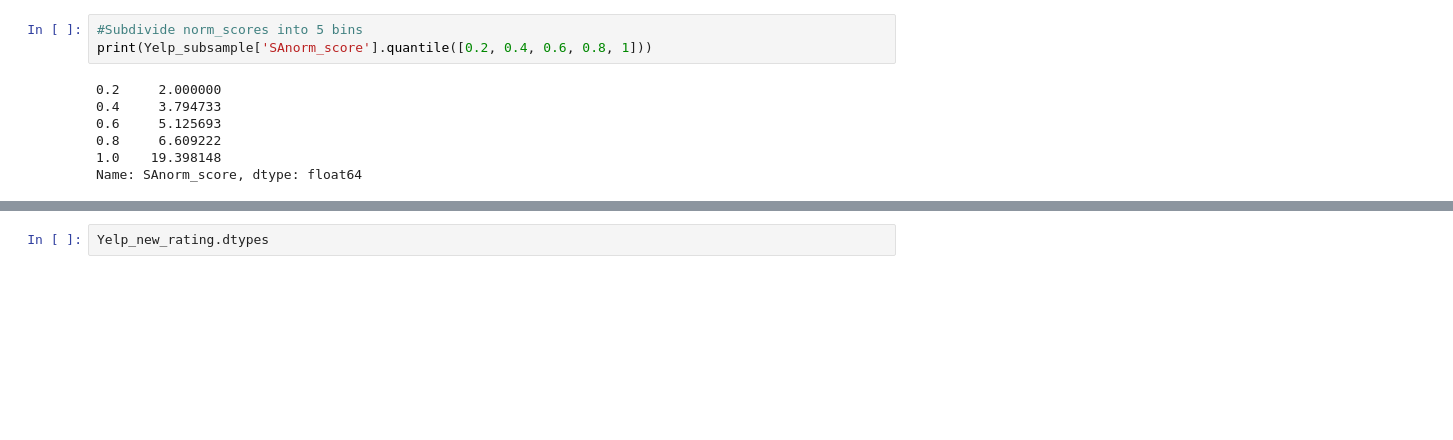
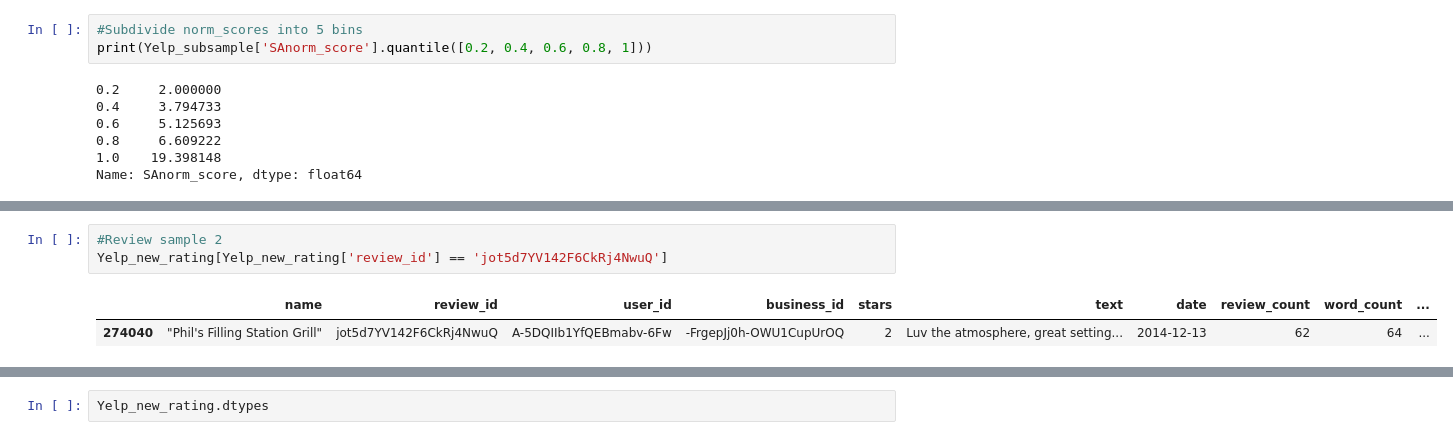
Before and after one commit to minas26902/Improving_Yelp_Ratings_with_ML, a Jupyter notebook: AFINN_analyses_AMD/AFINN_SA_on_323K_AMD.ipynb, the cells around one changed output, grey strips where cells are left out. Saved outputs shown, nothing was run; the diff lists cells and outputs as text; blank space fills up the shorter version.

```diff
--- a/AFINN_analyses_AMD/AFINN_SA_on_323K_AMD.ipynb
+++ b/AFINN_analyses_AMD/AFINN_SA_on_323K_AMD.ipynb
@@ -117,0 +126,6 @@ Yelp_new_rating.tail()
+# %%
+#Review sample 2
+Yelp_new_rating[Yelp_new_rating['review_id'] == 'jot5d7YV142F6CkRj4NwuQ']
+# %% [output]
+|  | name | review_id | user_id | business_id | stars | text | date | review_count | word_count | ... |
+| 274040 | "Phil's Filling Station Grill" | jot5d7YV142F6CkRj4NwuQ | A-5DQIIb1YfQEBmabv-6Fw | -FrgepJj0h-OWU1CupUrOQ | 2 | Luv the atmosphere, great setting... | 2014-12-13 | 62 | 64 | ... |
```
Also changed, not shown: parts of 6 cells of this notebook.
